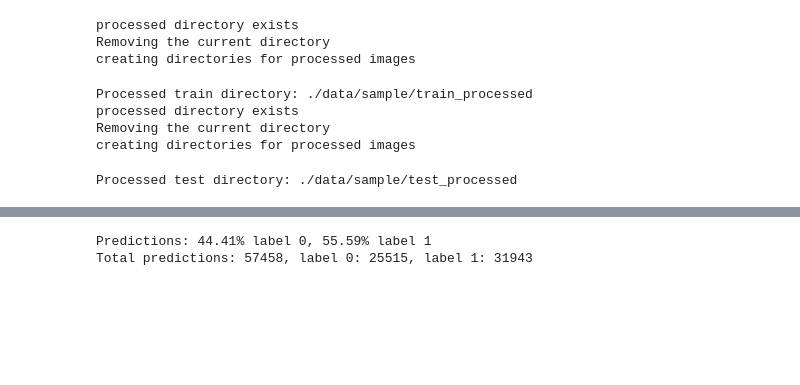
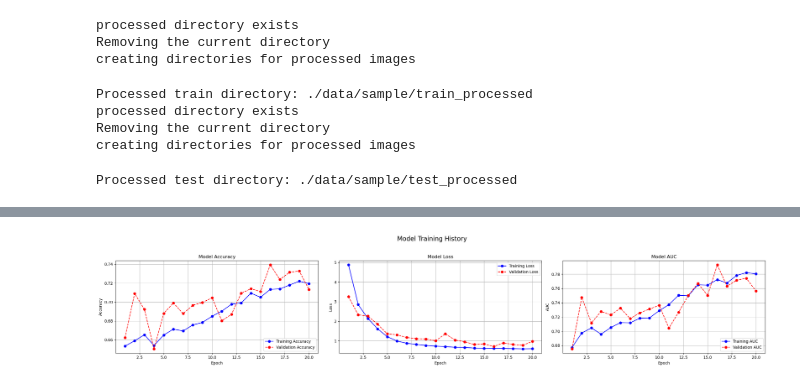
Before and after one commit to devmarkpro/histopathologic-cancer-detection, a Jupyter notebook: cancer-detection-cnn.ipynb, the cells around one changed output, grey strips where cells are left out. Drawn from its saved outputs; the diff is of its cells as text; code cells hidden in the pictures; blank space fills up the shorter version.

```diff
--- a/cancer-detection-cnn.ipynb
+++ b/cancer-detection-cnn.ipynb
@@ -219,0 +365,4 @@ val_ds = val_ds.prefetch(tf.data.AUTOTUNE)
+# %%
+EPOCHS = 20
+METRICS = ['accuracy', 'AUC']
+LOSS = 'binary_crossentropy'
@@ -292,12 +466,0 @@ def predict_and_save_submission(
-# %%
-# fit
-simple_cnn_history = simple_cnn.fit(
-    train_ds,
-    validation_data=val_ds,
-    epochs=10,
-    class_weight=get_class_weights(df),
-    callbacks=[
-        tf.keras.callbacks.ModelCheckpoint("checkpoints/simple_cnn/save_at_{epoch}.keras"),
-        tf.keras.callbacks.EarlyStopping(monitor='val_loss', patience=5, restore_best_weights=True)
-    ]
-)
@@ -326,6 +467,3 @@ Epoch 10/10
 # %%
-# predict on the test dataset
-predictions, _ = predict_and_save_submission(simple_cnn,  "simple_cnn", test_ds, output_dir='./submissions')
-predictions = (predictions > 0.5).astype(int)  # Convert probabilities
-predictions = predictions.flatten()  # Flatten to 1D array
+plot_training_history(simple_cnn_history)
 # %% [output]
@@ -334,9 +470 @@ Saving submission to submission_simple_cnn_20250728_222151.csv
+[figure, added]
-# %%
-# precent of predictions by label
-percent_0 = np.mean(predictions == 0) * 100
-percent_1 = np.mean(predictions == 1) * 100
-print(f"Predictions: {percent_0:.2f}% label 0, {percent_1:.2f}% label 1")
-print(f"Total predictions: {len(predictions)}, label 0: {np.sum(predictions == 0)}, label 1: {np.sum(predictions == 1)}")
-# %% [output]
-Predictions: 44.41% label 0, 55.59% label 1
-Total predictions: 57458, label 0: 25515, label 1: 31943
```
Also changed, not shown: parts of 35 cells of this notebook, 1 other file.
